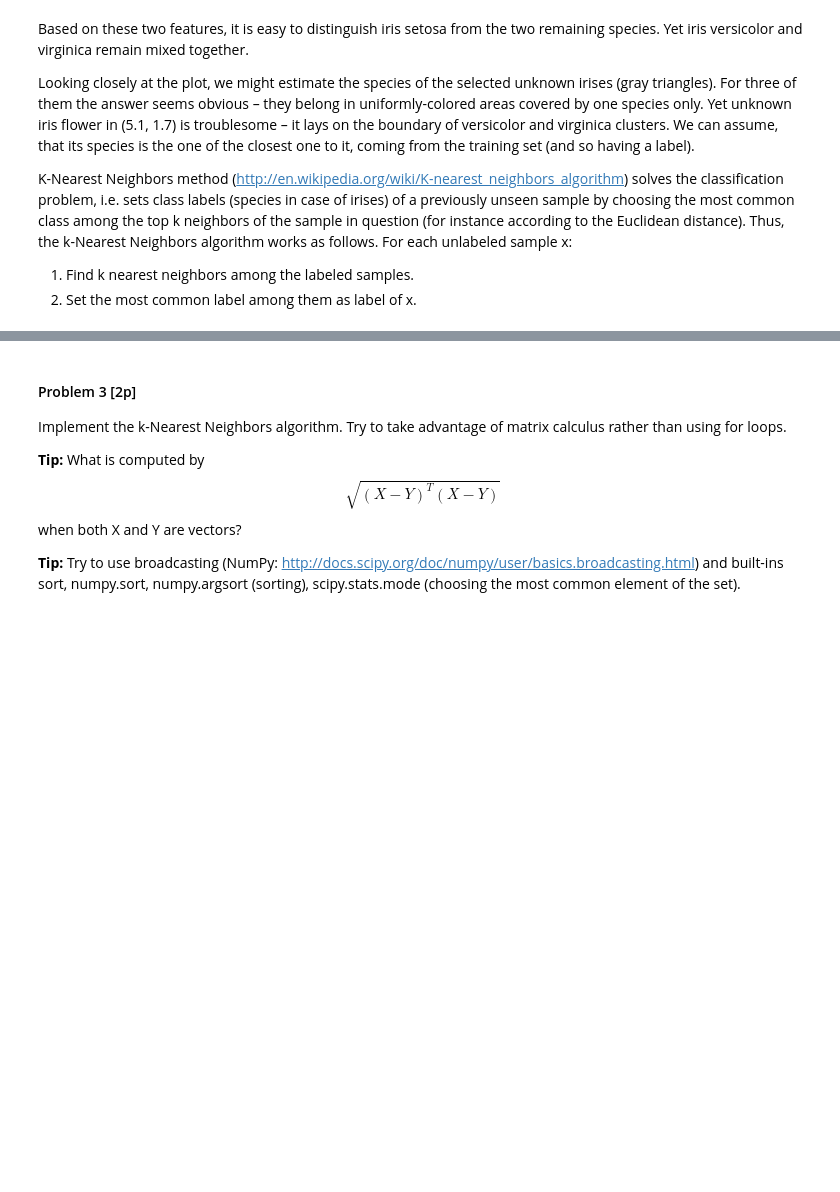
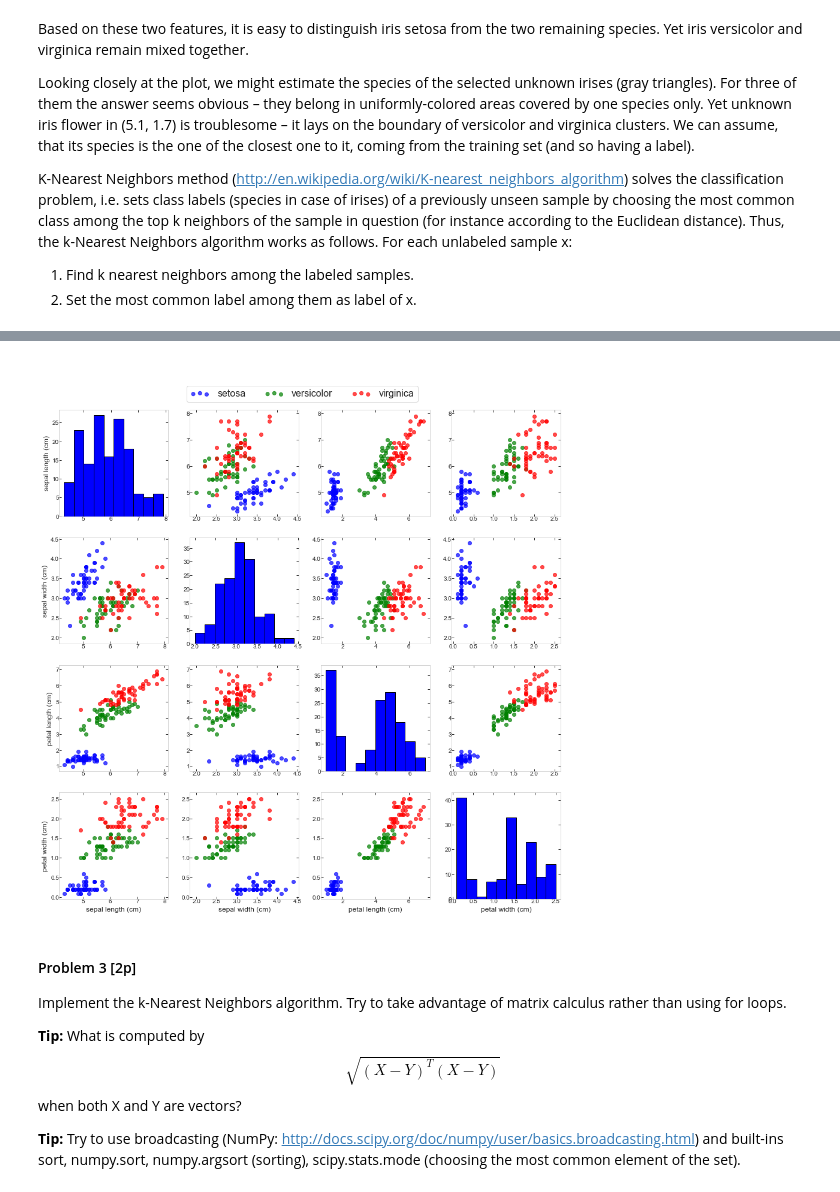
Before and after one commit to derenio/nn_assignments, a Jupyter notebook: assignment1/Assignment1_solutions.ipynb, the cells around one changed output, grey strips where cells are left out. Saved outputs shown, nothing was run; the diff lists cells and outputs as text; code cells hidden in the pictures; blank space fills up the shorter version.

Commit message:
Assignment1, Problem 2, iris plot

```diff
--- a/assignment1/Assignment1_solutions.ipynb
+++ b/assignment1/Assignment1_solutions.ipynb
@@ -420,6 +414,71 @@ K-Nearest Neighbors method (http://en.wikipedia.org/wiki/K-nearest_neighbors_alg
 2.  **[1p]** Irises are described with 4 attributes: petal and sepal widths and lengths. We often plot such data as matrices depicting relationships between pairs of attributes (the diagonal of which holds an ordinary histogram). Write code making a plot like the one below. Please pay attention to the details: make a proper legend and correctly label the axes.
 
 <img src="https://github.com/janchorowski/nn_assignments/blob/nn18/assignment1/iris4x4.png?raw=1"/>
+# %%
+from sklearn import datasets
+
+iris = datasets.load_iris()
+
+N = len(iris.feature_names)
+
+
+def plot_iris():
+    fig, axs = plt.subplots(nrows=N, ncols=N, figsize=(15.0, 15.0))
+    for (row, col), ax in np.ndenumerate(axs):
+        ax.grid(False)
+        ax.tick_params(
+            bottom=True,
+            top=True,
+            left=True,
+            right=True,
+            direction="in",
+            length=4,
+            width=1,
+            pad=0.01,
+        )
+        if row == col:
+            data = iris.data[:, row]
+            ax.hist(
+                data,
+                color=['blue'],
+                edgecolor='black'
+            )
+        else:
+            row_feature_data = iris.data[:, row]
+            col_feature_data = iris.data[:, col]
+            for target in set(iris.target):
+                target_ids = iris.target == target
+                ax.scatter(
+                    col_feature_data[target_ids],
+                    row_feature_data[target_ids],
+                    label=iris.target_names[target],
+                    color="bgr"[target],
+                    marker="o",
+                    alpha=0.7,
+                )
+        if col == 0:
+            row_feature_name = iris.feature_names[row]
+            ax.set_ylabel(row_feature_name, fontsize=12)
+        if row == N - 1:
+            col_feature_name = iris.feature_names[col]
+            ax.set_xlabel(col_feature_name, fontsize=12)
+
+    legend_ax = axs[0][1]
+    handles, labels = legend_ax.get_legend_handles_labels()
+    fig.legend(
+        handles,
+        labels,
+        borderaxespad=3.0,
+        loc = 'upper center',
+        fancybox = True,
+        fontsize=16,
+        ncol = 3,
+        scatterpoints = 3
+    )
+
+plot_iris()
+# %% [output]
+[figure, added]
 # %% [markdown]
 #### Problem 3 [2p]
 
```
Also changed, not shown: parts of 5 cells of this notebook, 3 other files.
